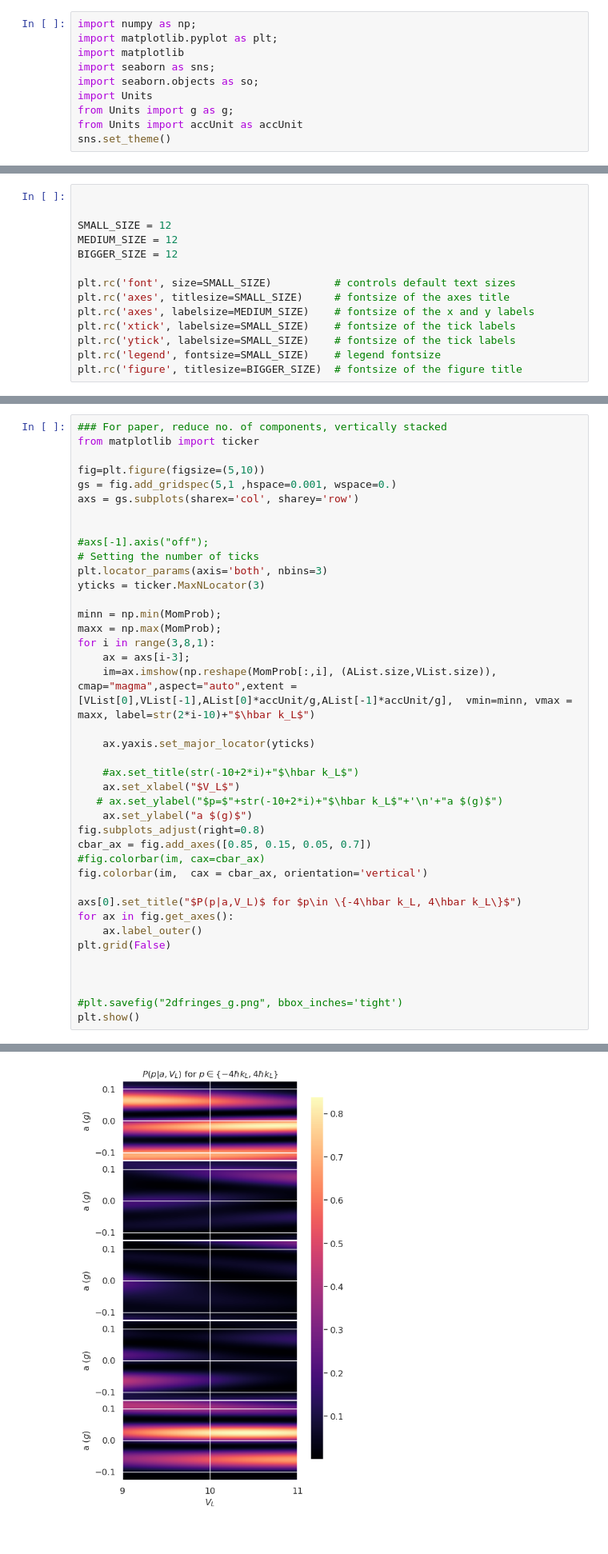
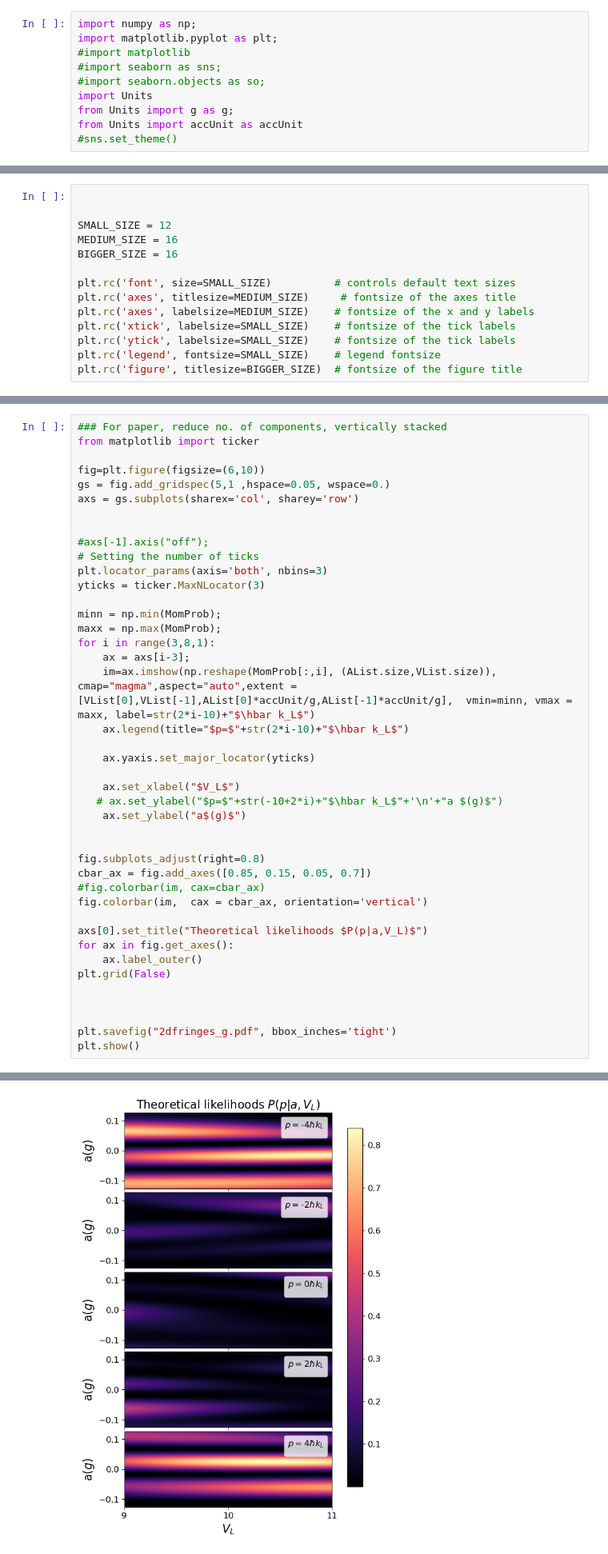
Before and after one commit to rootware/lattice_evolution, a Jupyter notebook: Python/Paper_Plots.ipynb, the cells around one changed output, grey strips where cells are left out. Shown at 80% size. Cells and saved outputs as stored; diff of their text form.

Commit message:
push plot commits to github

```diff
--- a/Python/Paper_Plots.ipynb
+++ b/Python/Paper_Plots.ipynb
@@ -4,10 +4,10 @@ This notebook contains the same plots as other notebooks, but with formatting mo
 # %%
 import numpy as np;
 import matplotlib.pyplot as plt;
-import matplotlib
-import seaborn as sns;
-import seaborn.objects as so;
+#import matplotlib
+#import seaborn as sns;
+#import seaborn.objects as so;
 import Units
 from Units import g as g;
 from Units import accUnit as accUnit
-sns.set_theme()
+#sns.set_theme()
@@ -26,11 +28,11 @@ MomProb=datanew[:,4:] #may depend on file, please check
 
 
 SMALL_SIZE = 12
-MEDIUM_SIZE = 12
-BIGGER_SIZE = 12
+MEDIUM_SIZE = 16
+BIGGER_SIZE = 16
 
 plt.rc('font', size=SMALL_SIZE)          # controls default text sizes
-plt.rc('axes', titlesize=SMALL_SIZE)     # fontsize of the axes title
+plt.rc('axes', titlesize=MEDIUM_SIZE)     # fontsize of the axes title
 plt.rc('axes', labelsize=MEDIUM_SIZE)    # fontsize of the x and y labels
 plt.rc('xtick', labelsize=SMALL_SIZE)    # fontsize of the tick labels
 plt.rc('ytick', labelsize=SMALL_SIZE)    # fontsize of the tick labels
@@ -46,8 +48,8 @@ yticks = ticker.MaxNLocator(3)
 ### For paper, reduce no. of components, vertically stacked
 from matplotlib import ticker
 
-fig=plt.figure(figsize=(5,10))
-gs = fig.add_gridspec(5,1 ,hspace=0.001, wspace=0.)
+fig=plt.figure(figsize=(6,10))
+gs = fig.add_gridspec(5,1 ,hspace=0.05, wspace=0.)
 axs = gs.subplots(sharex='col', sharey='row')
 
 
@@ -61,25 +63,27 @@ maxx = np.max(MomProb);
 for i in range(3,8,1):
     ax = axs[i-3];
     im=ax.imshow(np.reshape(MomProb[:,i], (AList.size,VList.size)), cmap="magma",aspect="auto",extent =[VList[0],VList[-1],AList[0]*accUnit/g,AList[-1]*accUnit/g],  vmin=minn, vmax = maxx, label=str(2*i-10)+"$\hbar k_L$")
+    ax.legend(title="$p=$"+str(2*i-10)+"$\hbar k_L$")
 
     ax.yaxis.set_major_locator(yticks)
 
-    #ax.set_title(str(-10+2*i)+"$\hbar k_L$")
     ax.set_xlabel("$V_L$")
    # ax.set_ylabel("$p=$"+str(-10+2*i)+"$\hbar k_L$"+'\n'+"a $(g)$")
-    ax.set_ylabel("a $(g)$")
+    ax.set_ylabel("a$(g)$")
+
+
 fig.subplots_adjust(right=0.8)
 cbar_ax = fig.add_axes([0.85, 0.15, 0.05, 0.7])
 #fig.colorbar(im, cax=cbar_ax)
 fig.colorbar(im,  cax = cbar_ax, orientation='vertical')
 
-axs[0].set_title("$P(p|a,V_L)$ for $p\in \{-4\hbar k_L, 4\hbar k_L\}$")
+axs[0].set_title("Theoretical likelihoods $P(p|a,V_L)$")
 for ax in fig.get_axes():
     ax.label_outer()
 plt.grid(False)
 
 
 
-#plt.savefig("2dfringes_g.png", bbox_inches='tight')
+plt.savefig("2dfringes_g.pdf", bbox_inches='tight')
 plt.show()
 # %% [output]
@@ -86,4 +95,4 @@ plt.show()
-[figure, old version]
+[figure, new version]
 # %% [markdown]
 ### JSD
 # %%
```
Also changed, not shown: parts of 7 cells of this notebook, 6 other files.
